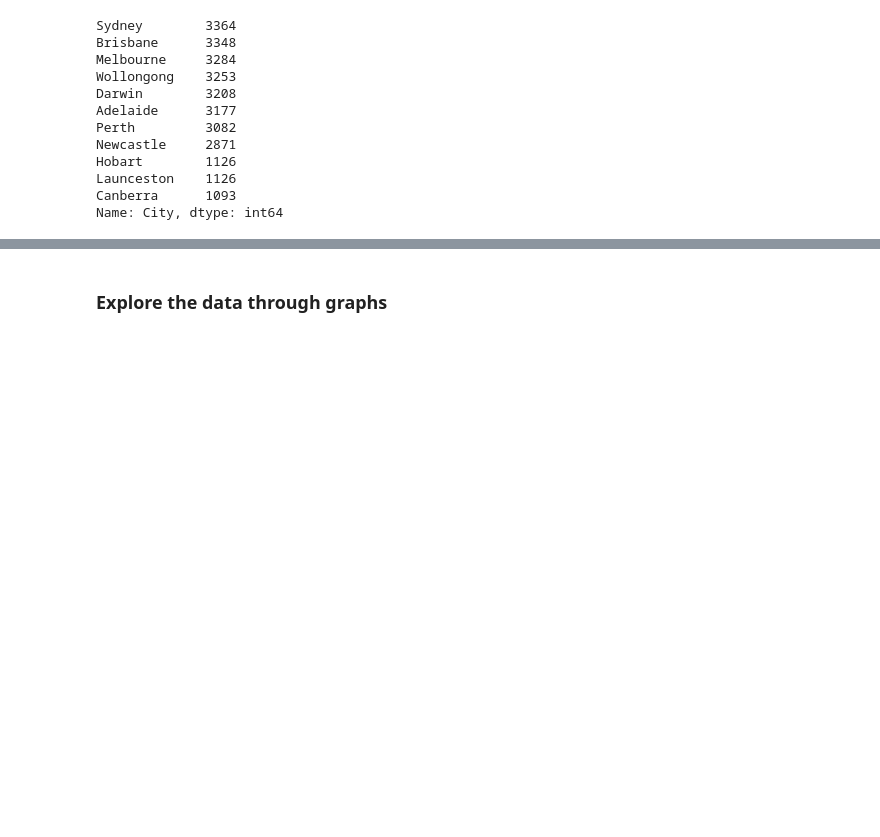
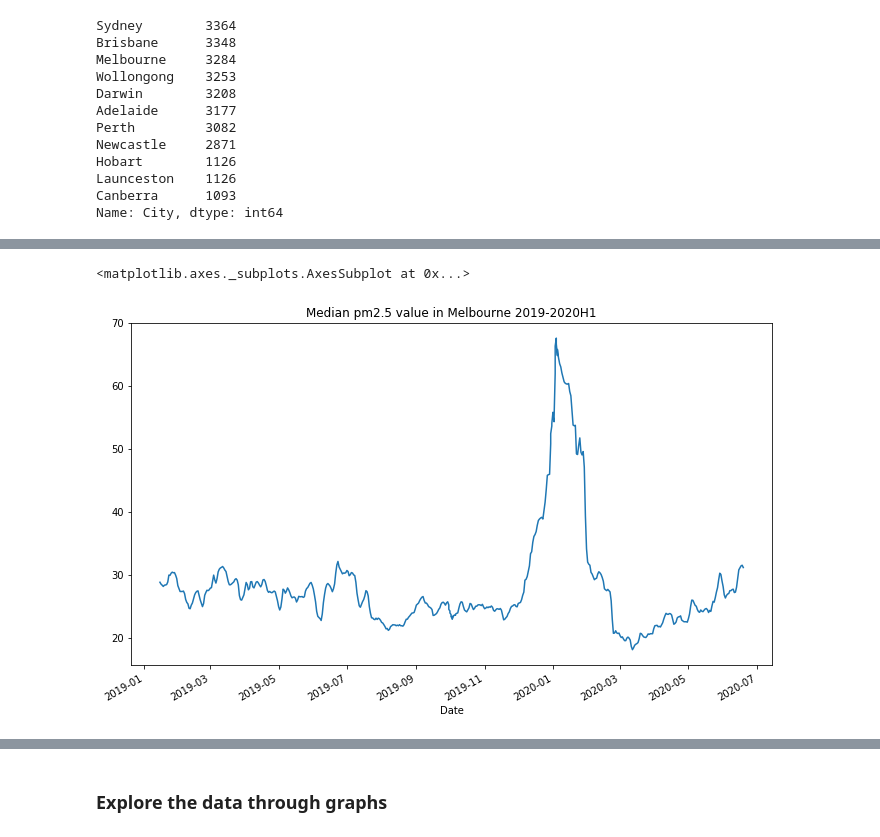
Before and after one commit to poojaisabelle/Project-One, a Jupyter notebook: data_exploration_cleanup_MASTER.ipynb, the cells around one changed output, grey strips where cells are left out. Saved outputs shown, nothing was run; the diff lists cells and outputs as text; code cells hidden in the pictures; blank space fills up the shorter version.

```diff
--- a/data_exploration_cleanup_MASTER.ipynb
+++ b/data_exploration_cleanup_MASTER.ipynb
@@ -287,0 +367,7 @@ Name: City, dtype: int64
+# %%
+rolling_median_pm25_vic_air = pm25_vic_air_df["median"].rolling(30, center=True).mean()
+# %%
+rolling_median_pm25_vic_air.plot(figsize=(11.5, 7), title="Median pm2.5 value in Melbourne 2019-2020H1")
+# %% [output]
+<matplotlib.axes._subplots.AxesSubplot at 0x...>
+[figure, added]
```
Also changed, not shown: parts of 62 cells of this notebook, 1 other file.
